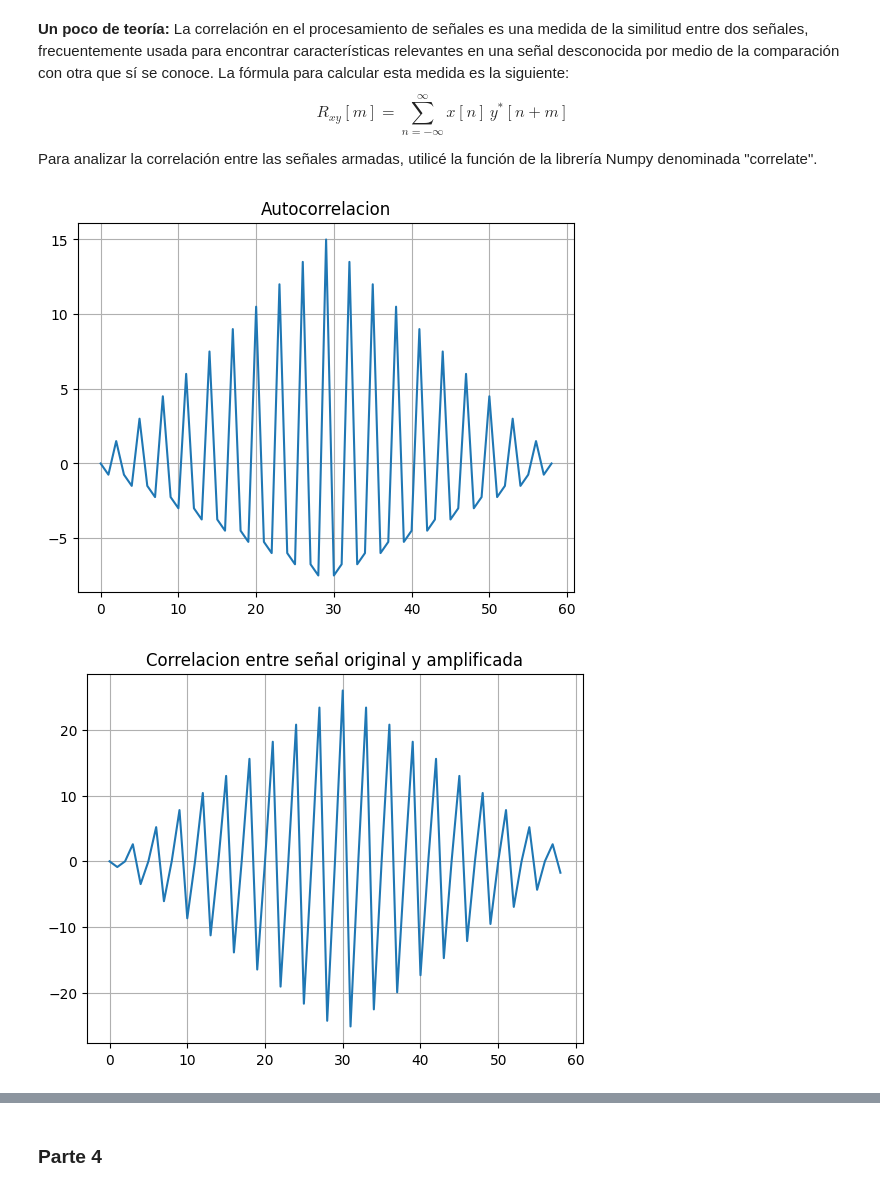
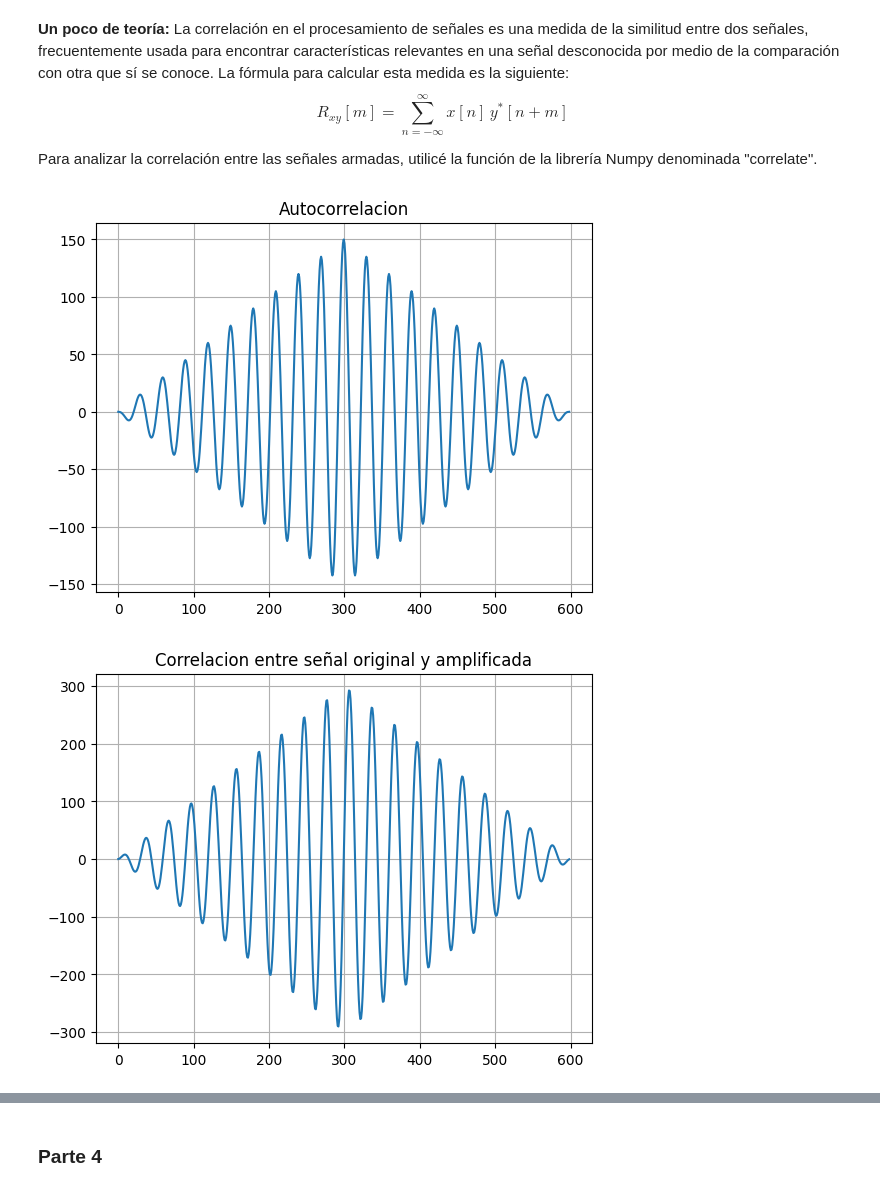
Before and after one commit to angiefantauzzofabio/APS, a Jupyter notebook: TS1_posta/TS1_entrega.ipynb, the cells around one changed output, grey strips where cells are left out. Cells and saved outputs as stored; diff of their text form; code cells hidden in the pictures.

```diff
--- a/TS1_posta/TS1_entrega.ipynb
+++ b/TS1_posta/TS1_entrega.ipynb
@@ -105,7 +105,7 @@ Para N (cantidad de muestras) para una muestra por segundo, según los valores q
 
 **Con estos valores voy a relaizar todo el trabajo práctico**
 # %%
-tt, yy = generador_de_señales(1, 0, 2000, 0, 30, 6000)
+tt, yy = generador_de_señales(1, 0, 2000, 0, 300, 60000)
 plt.figure(1)
 plt.plot(tt, yy, color='red')
 plt.title('Señal Generada con 2KHz')
@@ -125,7 +125,7 @@ Señal 2KHz: Ts=0.000167 s, N=30, Energía=15J, Potencia=0.50W
 
 *Misma señal amplificada y desfasada π/2*
 # %%
-tt2, yy2 = generador_de_señales(2, 0, 2000, np.pi/2, 30, 6000)
+tt2, yy2 = generador_de_señales(2, 0, 2000, np.pi/2, 300, 60000)
 plt.figure(1)
 plt.plot(tt2, yy2, color='green')
 plt.title('Señal Generada con 2KHz amplificada y desfasada')
@@ -144,7 +144,7 @@ Señal 2KHz amplificada y desfasada: Ts=0.000167 s, N=30, Energía=60J, Potencia
 # %% [markdown]
 *Misma señal modulada en amplitud por otra señal sinusoidal de la mitad de la frecuencia.*
 # %%
-yy_modular = modular(2, 0, 1000, 0, 30, 6000)
+yy_modular = modular(2, 0, 1000, 0, 300, 60000)
 plt.figure(1)
 plt.plot(tt, yy*yy_modular, color='blue')
 plt.title('Señal Modulada en 2KHz')
@@ -156,5 +156,5 @@ plt.show()
 E3 = energia(yy*yy_modular)
 P3 = potencia(yy*yy_modular)
 
-print("Señal modulada: Ts=%f s, N=%d, Energía=%dJ, Potencia=%.3fW" % (1/6000, 30, E3, P3))
+print("Señal modulada: Ts=%f s, N=%d, Energía=%dJ, Potencia=%.3fW" % (1/6000, 300, E3, P3))
 # %% [output]
@@ -204,16 +208,16 @@ Señal cuadrada: Energía=1000J, Potencia=0.5625W, Cantidad de muestras: 1000
 *Un pulso rectangular de 10ms.*
 # %%
 #Uso los mismo valores que en la señal original
-fs = 6000
-T_total = 0.05
+fs_pulso = 60000
+T_total = 0.005
 T_pulso = 0.01
-t = np.arange(0, T_total, 1/fs)
-pulso = signal.square(2*np.pi*1/T_total*t)
+t_pulso = np.arange(0, T_total, 1/fs_pulso)
+pulso = signal.square(2*np.pi*1/T_total*t_pulso)
 
-N = fs*T_total
+N_pulso = fs_pulso*T_total
 
 plt.figure(figsize=(8,3))
-plt.plot(t, pulso, color='purple')
+plt.plot(t_pulso, pulso, color='purple')
 plt.title("Pulso rectangular de 10 ms")
 plt.xlabel("Tiempo [s]")
 plt.ylabel("Amplitud")
@@ -222,5 +226,5 @@ plt.show()
 
 E4 =  energia(pulso) #al ser una señal finita tiene sentido calcular la energia
 
-print("Pulso 10ms: Energía=%dJ, Cantidad de muestras:%d, Ts:%f" % (E4,N, 1/fs))
+print("Pulso 10ms: Energía=%dJ, Cantidad de muestras:%d, Ts:%f" % (E4,N_pulso, 1/fs))
 # %% [output]
@@ -251,27 +254,39 @@ Para analizar la correlación entre las señales armadas, utilicé la función d
 # %%
 auto_corr = np.correlate(yy, yy, mode='full')
 plt.plot(auto_corr)
 plt.title("Autocorrelacion")
 plt.grid(True)
 plt.show()
 
 corr_1= np.correlate(yy, yy2, mode='full')
 plt.plot(corr_1)
 plt.title("Correlacion entre señal original y amplificada")
 plt.grid(True)
 plt.show()
 
 corr_2 = np.correlate(yy, yy_modular, mode='full')
 plt.plot(corr_2)
 plt.title("Correlacion entre señal original y la modulada")
 plt.grid(True)
 plt.show()
 
 corr_3 = np.correlate(yy, yy_clip, mode='full')
 plt.plot(corr_3)
 plt.title("Correlacion entre señal original y clipeada")
 plt.grid(True)
 plt.show()
+
+corr_4 = np.correlate(yy, y_cuadrada, mode='full')
+plt.plot(corr_4)
+plt.title("Correlacion entre señal original y cuadrada")
+plt.grid(True)
+plt.show()
+
+corr_5 = np.correlate(yy, pulso, mode='full')
+plt.plot(corr_5)
+plt.title("Correlacion entre señal original y pulso")
+plt.grid(True)
+plt.show()
 # %% [output]
-[figure, old version]
+[figure, new version]
-[figure, old version]
+[figure, new version]
```
Also changed, not shown: parts of 11 cells of this notebook, 1 other file.
